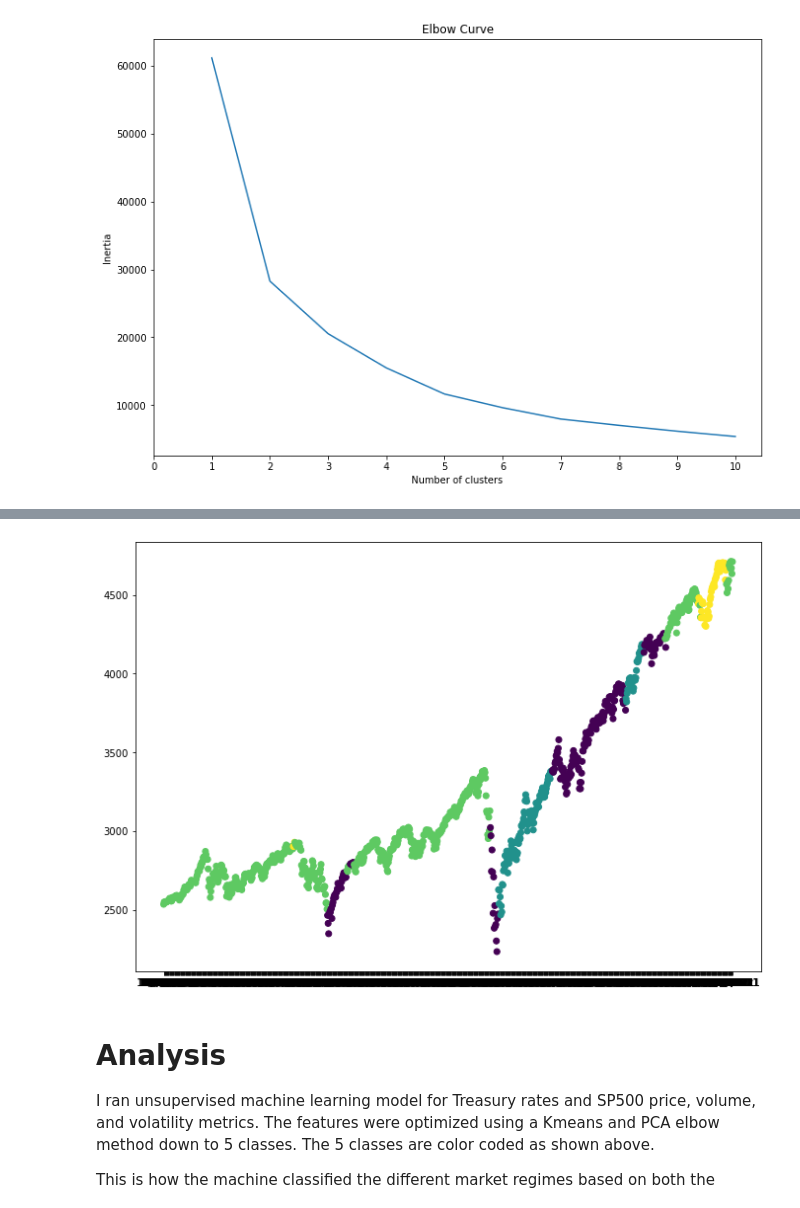
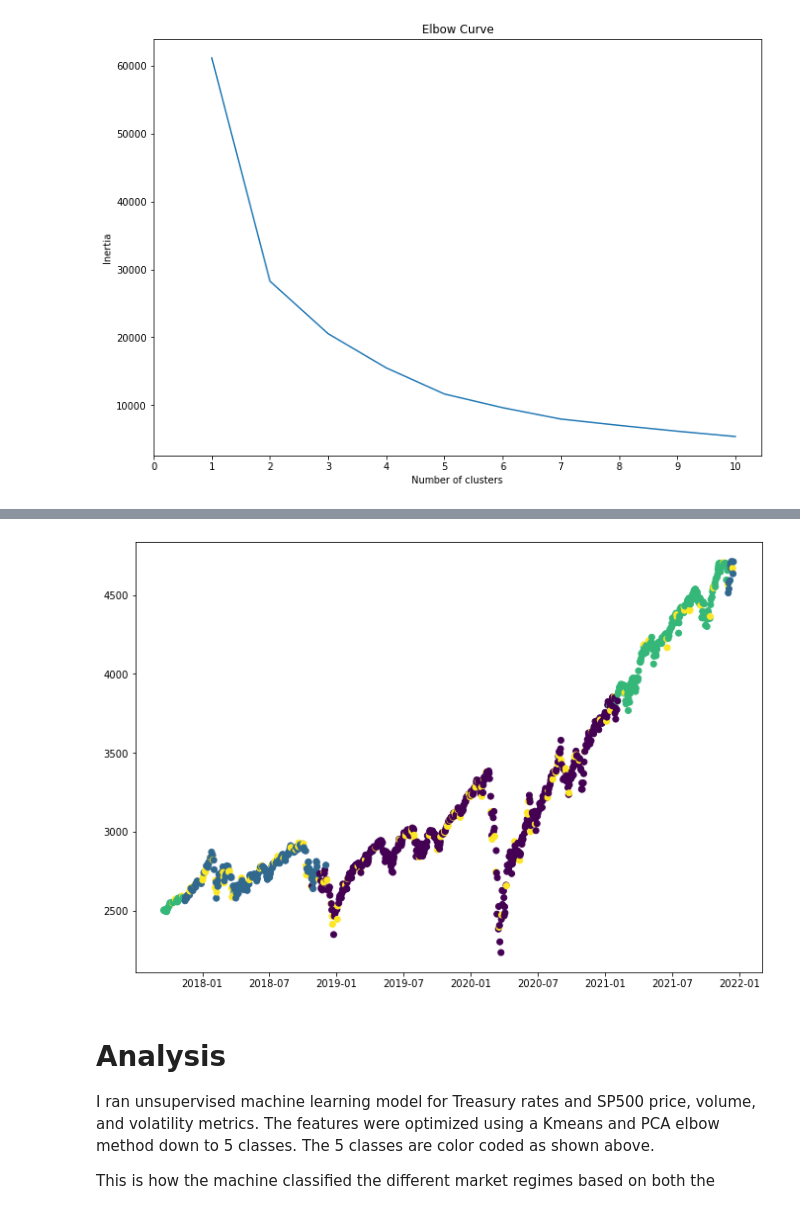
Before and after one commit to obsessedquant/Economic_Indicators, a Jupyter notebook: Interest_Rates_and_SP500_Model.ipynb, the cells around one changed output, grey strips where cells are left out. Drawn from its saved outputs; the diff is of its cells as text; code cells hidden in the pictures.

```diff
--- a/Interest_Rates_and_SP500_Model.ipynb
+++ b/Interest_Rates_and_SP500_Model.ipynb
@@ -464,7 +470,7 @@ The number of elements is N and N^(1/2) is: 206
 from sklearn.manifold import TSNE
 import matplotlib.pyplot as plt
 
-tsne = TSNE(n_components=2,n_iter=400,perplexity=30,learning_rate=100)
+tsne = TSNE(n_components=2,n_iter=250,perplexity=30,learning_rate=100)
 transformed_features = tsne.fit_transform(pca_transformed_data)
 
 df_merge3['x'] = transformed_features[:,0]
@@ -543,7 +549,7 @@ plt.show()
 [figure]
 # %%
 # Initializing model with K = 3 (since we already know there are three classes of iris plants)
-model = KMeans(n_clusters=2, random_state=5)
+model = KMeans(n_clusters=5, random_state=5)
 # %%
 # Fitting model
 model.fit(df_merge3)
@@ -576,0 +601,4 @@ df_tr_original.to_csv('df_tr_original.csv')
+# %%
+df_test = pd.merge(df_sp500_original,df_tr_original,on='Date',how='inner')
+df_test2 = pd.merge(df_test,df_merge3,on='pct_dif_1',how='inner')
+df_test2
@@ -577,5 +619,8 @@ df_tr_original.to_csv('df_tr_original.csv')
 # %%
-df = pd.read_csv('./Inputs/compiled.csv')
-df2 = df[5000:]
-df
+# df = pd.read_csv('./Inputs/compiled.csv')
+# df2 = df[5000:]
+# df
+
+df_test3 = df_test2[5000:]
+df_test3
 # %% [output]
@@ -625,16 +654,16 @@ plt.show()
 # %%
 fig = plt.figure()
 fig.set_figheight(8)
 fig.set_figwidth(25)
 ax = fig.add_subplot(121)
 # ax.tick_params(axis='x', colors='white')  #setting up X-axis tick color to white for dark notebook backgrounds
 # ax.tick_params(axis='y', colors='white')  #setting up Y-axis tick color to white for dark notebook backgrounds
 
 # plt.scatter(df_merge3['x'], df_merge3['y']) # run before k-means model completed
-plt.scatter(df2['Date'], df2['Close'], c=df2['class']) # can be run after k-means model is completed
+plt.scatter(df_test3['Date'], df_test3['Close'], c=df_test3['class']) # can be run after k-means model is completed
 plt.show()
 # %% [output]
-[figure, old version]
+[figure, new version]
 # %% [markdown]
 # Analysis
 
```
Also changed, not shown: parts of 12 cells of this notebook, 3 other files.
